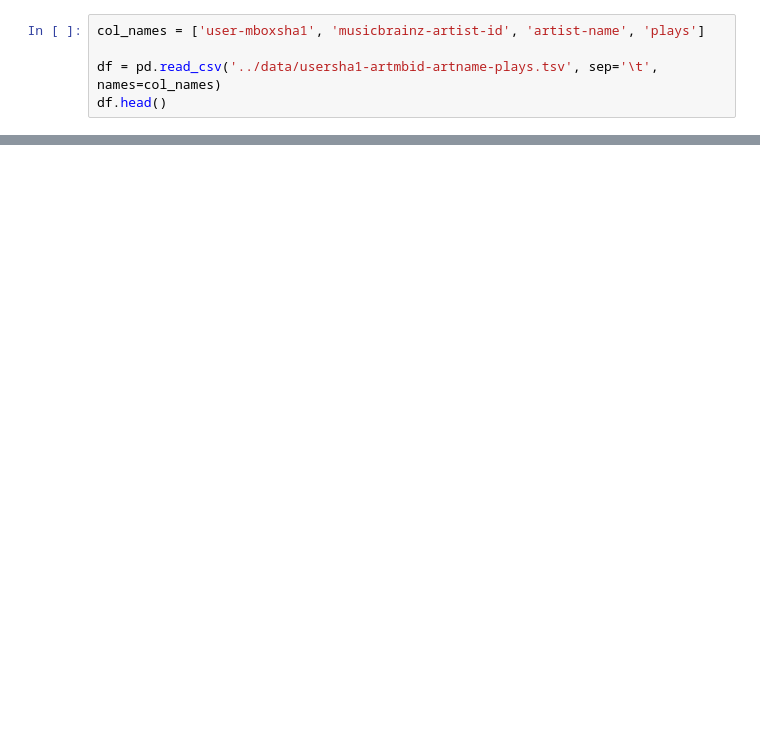
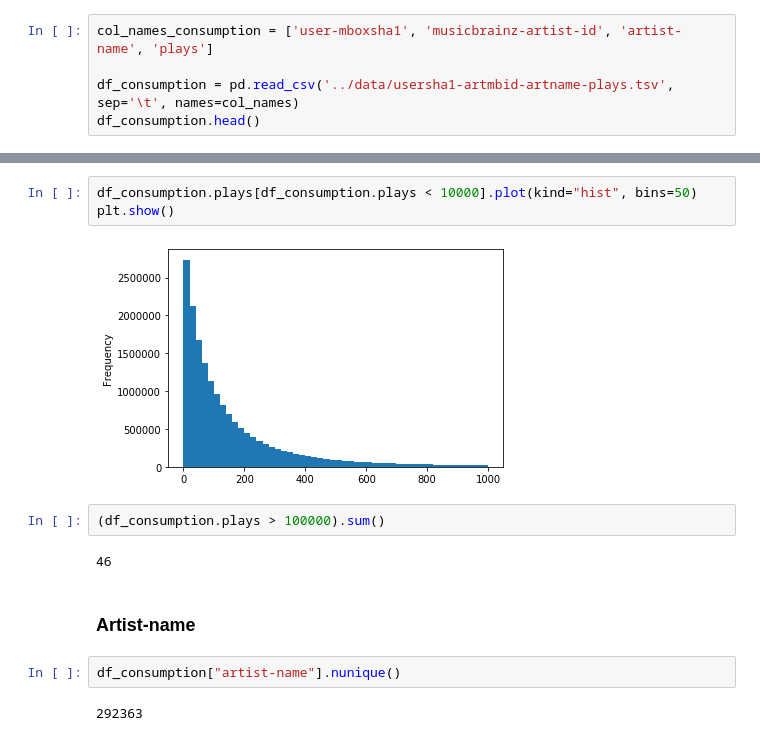
Before and after one commit to lamolivier/EPFL-MLBD-Project, a Jupyter notebook: notebooks/01 - Data Exploration.ipynb, the cells around one changed output, grey strips where cells are left out. Drawn from its saved outputs; the diff is of its cells as text; blank space fills up the shorter version.

```diff
--- a/notebooks/01 - Data Exploration.ipynb
+++ b/notebooks/01 - Data Exploration.ipynb
@@ -16,10 +20,10 @@ df_profil.head()
 | 3 | 000063d3fe1cf2ba248b9e3c3f0334845... | m | 19.0 | Mexico | Apr 28, 2008 |
 | 4 | 00007a47085b9aab8af55f52ec8846ac4... | m | 28.0 | United States | Jan 27, 2006 |
 # %%
-col_names = ['user-mboxsha1', 'musicbrainz-artist-id', 'artist-name', 'plays']
+col_names_consumption = ['user-mboxsha1', 'musicbrainz-artist-id', 'artist-name', 'plays']
 
-df = pd.read_csv('../data/usersha1-artmbid-artname-plays.tsv', sep='\t', names=col_names)
-df.head()
+df_consumption = pd.read_csv('../data/usersha1-artmbid-artname-plays.tsv', sep='\t', names=col_names)
+df_consumption.head()
 # %% [output]
 |  | user-mboxsha1 | musicbrainz-artist-id | artist-name | plays |
 | 0 | 00000c289a1829a808ac09c00daf10bc3... | 3bd73256-3905-4f3a-97e2-8b341527f805 | betty blowtorch | 2137 |
@@ -29,0 +157,15 @@ df.head()
+# %%
+df_consumption.plays[df_consumption.plays < 10000].plot(kind="hist", bins=50)
+plt.show()
+# %% [output]
+[figure, added]
+# %%
+(df_consumption.plays > 100000).sum()
+# %% [output]
+46
+# %% [markdown]
+### Artist-name
+# %%
+df_consumption["artist-name"].nunique()
+# %% [output]
+292363
```
Also changed, not shown: parts of 29 cells of this notebook.
